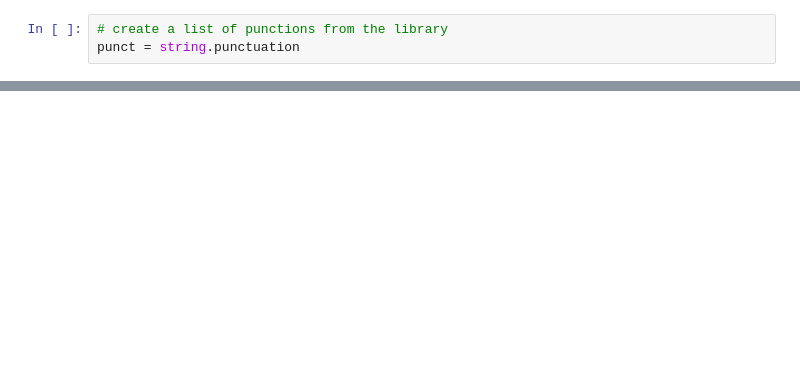
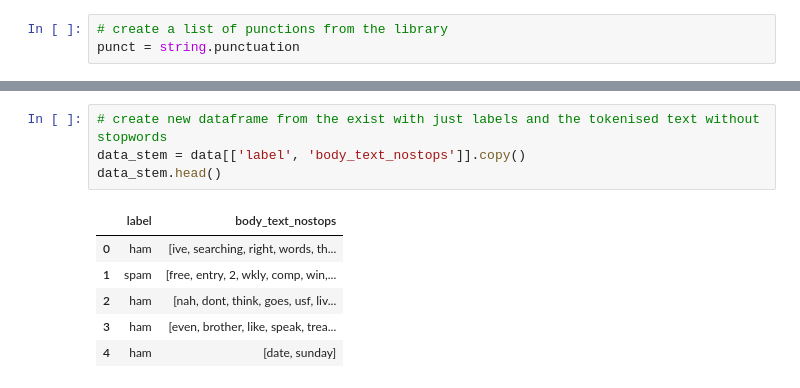
Before and after one commit to mysteriousdeee/NLP_ML, a Jupyter notebook: data_cleaning.ipynb, the cells around one changed output, grey strips where cells are left out. Drawn from its saved outputs; the diff is of its cells as text; blank space fills up the shorter version.

```diff
--- a/app.ipynb
+++ b/data_cleaning.ipynb
@@ -257,0 +284,11 @@ data.head()
+# %%
+# create new dataframe from the exist with just labels and the tokenised text without stopwords
+data_stem = data[['label', 'body_text_nostops']].copy()
+data_stem.head()
+# %% [output]
+|  | label | body_text_nostops |
+| 0 | ham | [ive, searching, right, words, th... |
+| 1 | spam | [free, entry, 2, wkly, comp, win,... |
+| 2 | ham | [nah, dont, think, goes, usf, liv... |
+| 3 | ham | [even, brother, like, speak, trea... |
+| 4 | ham | [date, sunday] |
```
Also changed, not shown: parts of 19 cells of this notebook, 1 other file.
